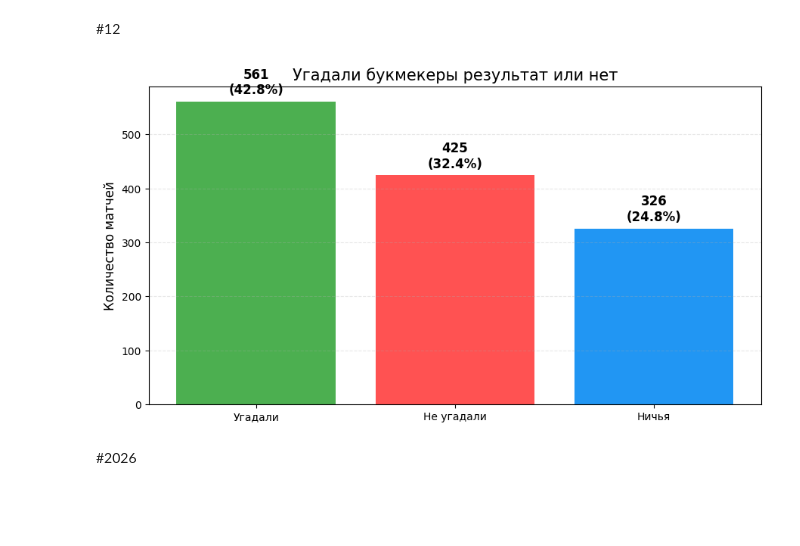
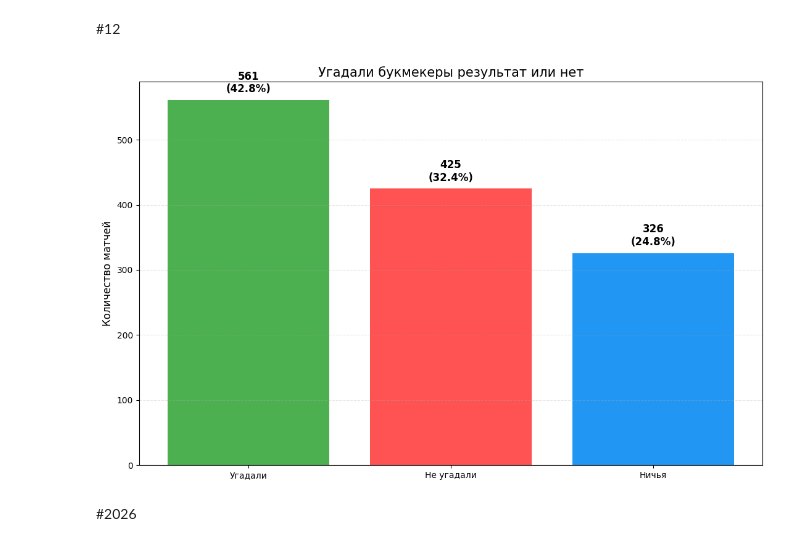
Before and after one commit to balon14/hockey, a Jupyter notebook: nhl_v2.ipynb, the cells around one changed output. Saved outputs shown, nothing was run; the diff lists cells and outputs as text; code cells hidden in the pictures; blank space fills up the shorter version.

```diff
--- a/nhl_v2.ipynb
+++ b/nhl_v2.ipynb
@@ -483,7 +434,7 @@ df26['Вратарь4'] = df26['Вратарь2'].map(mapping).fillna(0).astype(
 - Победа ОТ = 2 очка
 - Поражение ОТ = 1 очко
 # %%
-def calculate_ochki1(row):
+def calculate_points1(row):
 
 
     # Сравниваем счёт1 и счёт2
@@ -505,7 +456,7 @@ def calculate_ochki1(row):
 
 
 # Создаём новую колонку, проходя по каждой строке
-df26['Очки1'] = df26.apply(calculate_ochki1, axis=1)
+df26['Очки1'] = df26.apply(calculate_points1, axis=1)
 
 
 # Результат
@@ -518,7 +469,7 @@ print(df26[['Хозяева', 'Счет1', 'Счет2', 'Ничья', 'Очки1
 3       Торонто      5      2    NaN      2
 4     Вашингтон      1      3    NaN      0
 # %%
-def calculate_ochki2(row):
+def calculate_points2(row):
     # Сравниваем счёт1 и счёт2
     if row['Счет1'] > row['Счет2']:
         return 0
@@ -538,7 +489,7 @@ def calculate_ochki2(row):
 
 
 # Создаём новую колонку, проходя по каждой строке
-df26['Очки2'] = df26.apply(calculate_ochki2, axis=1)
+df26['Очки2'] = df26.apply(calculate_points2, axis=1)
 
 
 # Результат
@@ -1169,26 +1077,26 @@ for value, count in value_counts.items():
 # %%
 counts = df26['Угадали или нет'].value_counts().sort_index()
 
 total = len(df26)
 
-plt.figure(figsize=(9, 5))
+plt.figure(figsize=(11, 7))
 bars = plt.bar(labels, counts, color=['#4CAF50', '#FF5252', '#2196F3'])
 
 plt.title('Угадали букмекеры результат или нет', fontsize=15)
 plt.ylabel('Количество матчей', fontsize=12)
 
 for bar in bars:
     height = bar.get_height()
     percentage = (height / total) * 100
     plt.text(bar.get_x() + bar.get_width()/2., height + 8,
              f'{int(height)}\n({percentage:.1f}%)',
              ha='center', va='bottom', fontsize=12, fontweight='bold')
 
 plt.grid(axis='y', linestyle='--', alpha=0.3)
 plt.tight_layout()
 plt.show()
 # %% [output]
-[figure, old version]
+[figure, new version]
 # %% [markdown]
 #2026
 # %%
```
Also changed, not shown: parts of 9 cells of this notebook.
